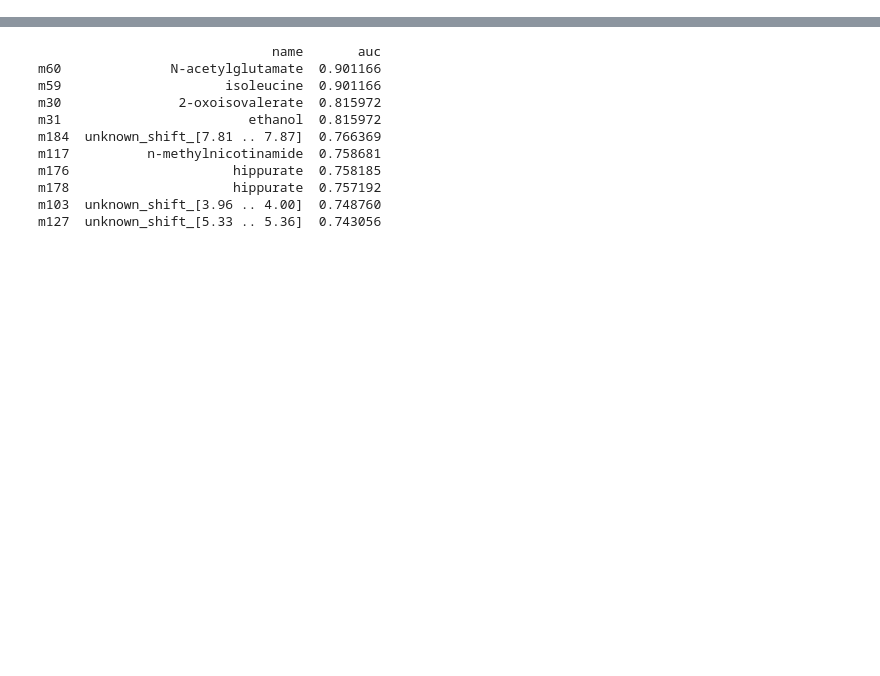
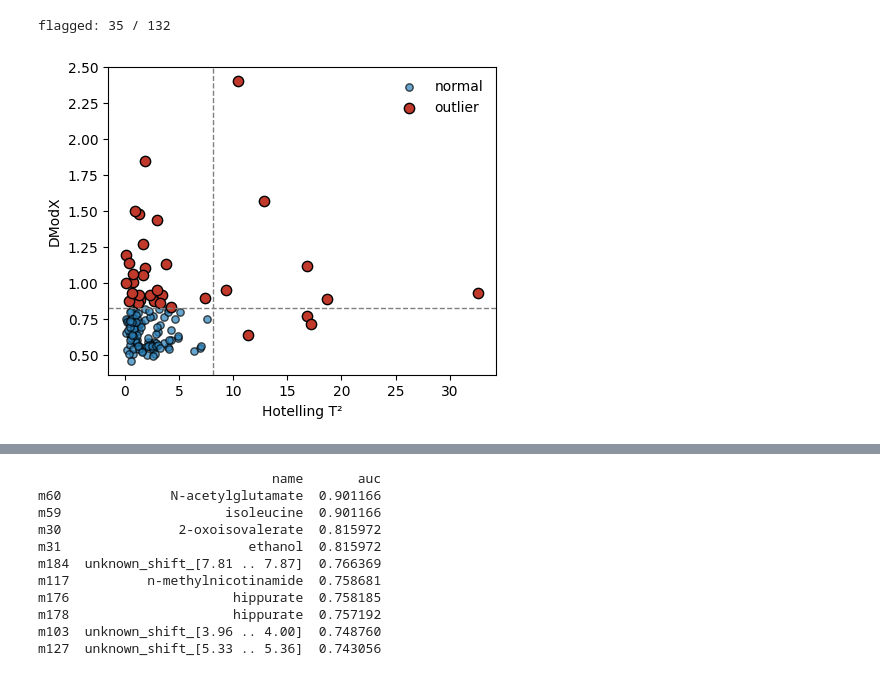
Before and after one commit to DBinary/omicverse-tutorials, a Jupyter notebook: docs/Tutorials-metabol/t_metabol_11_real_data_mtbls1.ipynb, the cells around one changed output, grey strips where cells are left out. Cells and saved outputs as stored; diff of their text form; code cells hidden in the pictures; blank space fills up the shorter version.

```diff
--- a/docs/Tutorials-metabol/t_metabol_11_real_data_mtbls1.ipynb
+++ b/docs/Tutorials-metabol/t_metabol_11_real_data_mtbls1.ipynb
@@ -294,0 +92,8 @@ ov.metabol.meba(adata, group_col='treatment', time_col='time',
+# %%
+qc = ov.metabol.sample_qc(adata, n_components=3, alpha=0.95)
+print(f'flagged: {qc["is_outlier"].sum()} / {len(qc)}')
+ov.metabol.sample_qc_plot(qc)
+plt.show()
+# %% [output]
+flagged: 35 / 132
+[figure, added]
```
Also changed, not shown: parts of 66 cells of this notebook.
